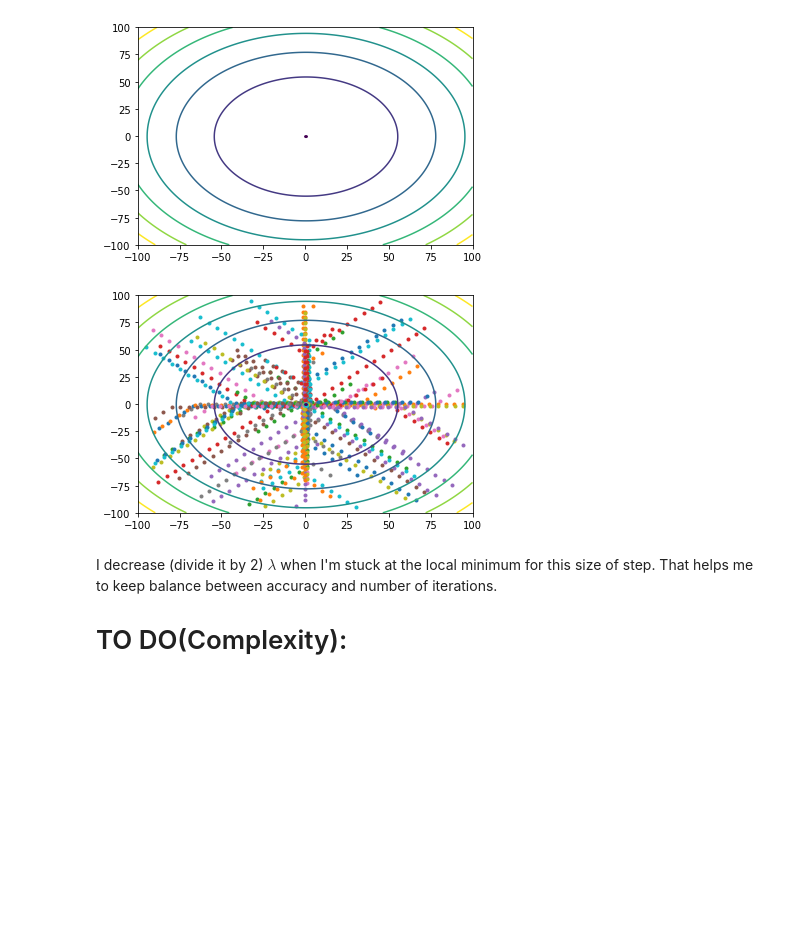
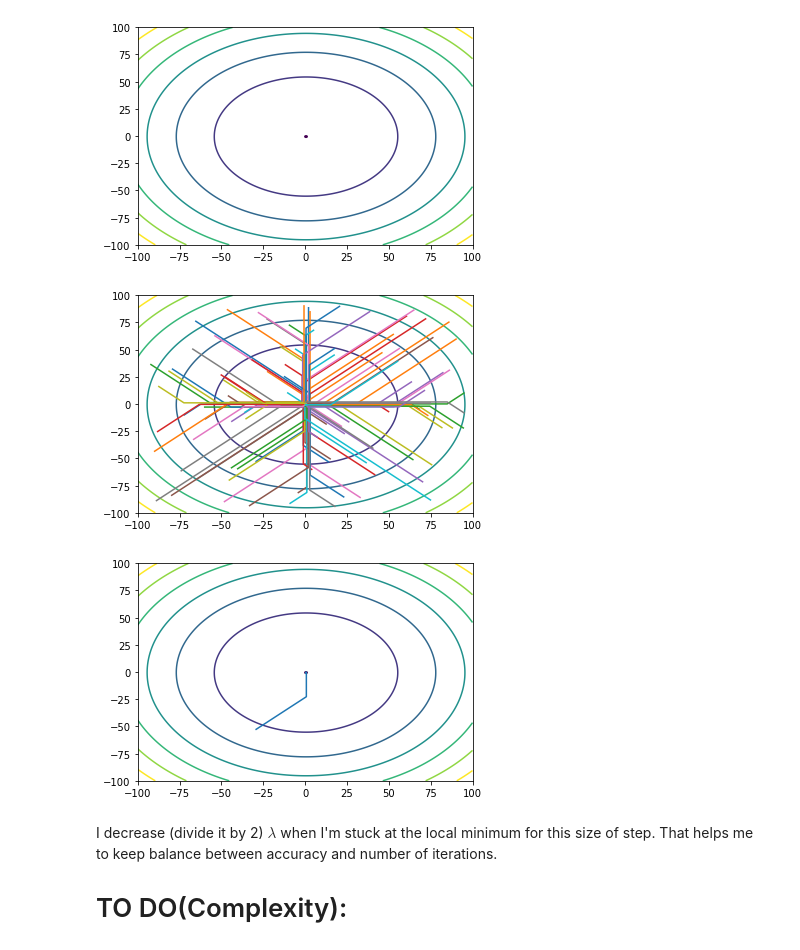
Before and after one commit to anrodigina/SQuAD, a Jupyter notebook: lab-1.ipynb, the cells around one changed output. Cells and saved outputs as stored; diff of their text form; code cells hidden in the pictures; blank space fills up the shorter version.

```diff
--- a/lab-1.ipynb
+++ b/lab-1.ipynb
@@ -396,9 +446,15 @@ pylab.show()
 # %%
 pylab.contour(xgrid, ygrid, zgrid)
 for i in range(0, 100):
-    pylab.scatter(path_x[i], path_y[i], marker='.')
+    pylab.plot(path_x[i], path_y[i])
 # %% [output]
-[figure, old version]
+[figure, new version]
+# %%
+pylab.contour(xgrid, ygrid, zgrid)
+for i in range(0, 1):
+    pylab.plot(path_x[i], path_y[i])
+# %% [output]
+[figure, added]
 # %% [markdown]
 I decrease (divide it by 2) $\lambda$ when I'm stuck at the local minimum for this size of step. That helps me to keep balance between accuracy and number of iterations.
  # TO DO(Complexity):
```
Also changed, not shown: parts of 13 cells of this notebook.
